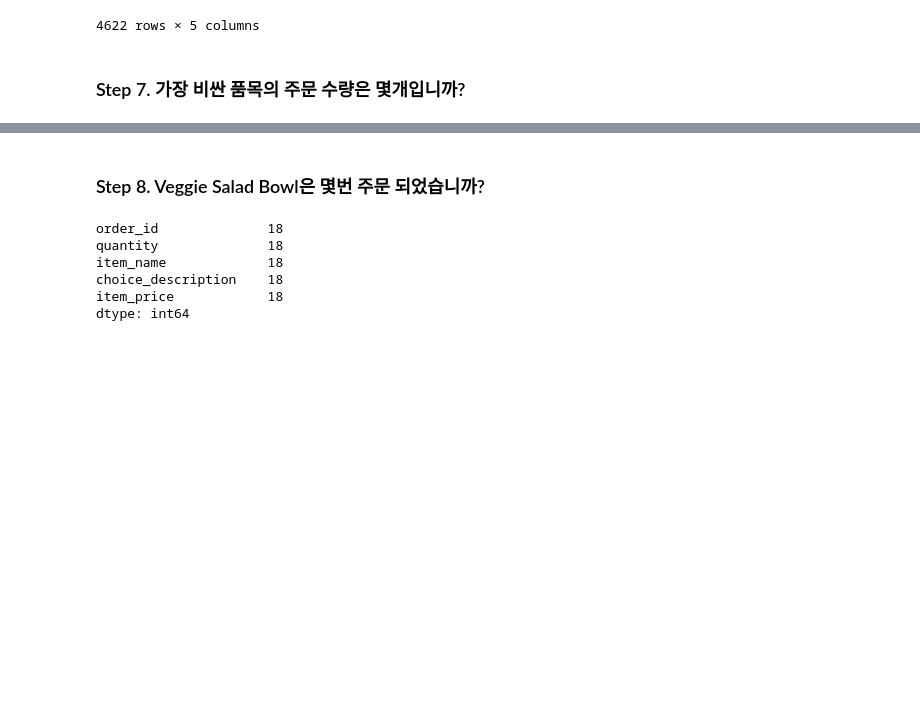
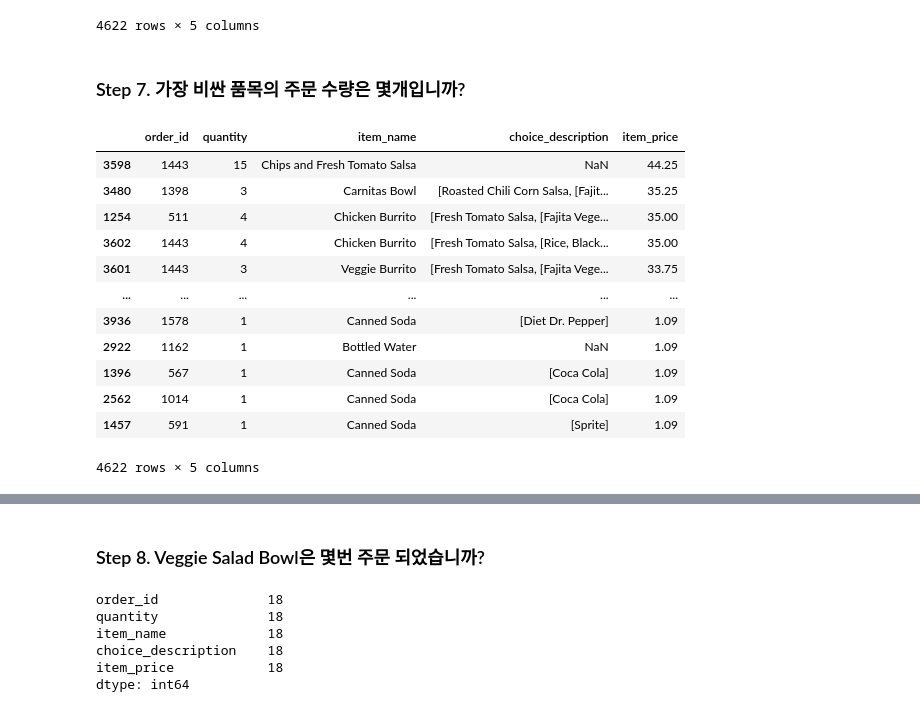
Before and after one commit to hartkim/python_practice, a Jupyter notebook: tuto-homework/02_Filtering_&_Sorting_Chipotle_Exercises.ipynb, the cells around one changed output, grey strips where cells are left out. Drawn from its saved outputs; the diff is of its cells as text; code cells hidden in the pictures; blank space fills up the shorter version.

```diff
--- a/tuto-homework/02_Filtering_&_Sorting_Chipotle_Exercises.ipynb
+++ b/tuto-homework/02_Filtering_&_Sorting_Chipotle_Exercises.ipynb
@@ -181,6 +234,22 @@ chipo.sort_values(by="item_name")
 ### Step 7. 가장 비싼 품목의 주문 수량은 몇개입니까?
 # %%
 very=chipo.sort_values(by="item_price",ascending=False)
+# %%
+very
+# %% [output]
+|  | order_id | quantity | item_name | choice_description | item_price |
+| 3598 | 1443 | 15 | Chips and Fresh Tomato Salsa | NaN | 44.25 |
+| 3480 | 1398 | 3 | Carnitas Bowl | [Roasted Chili Corn Salsa, [Fajit... | 35.25 |
+| 1254 | 511 | 4 | Chicken Burrito | [Fresh Tomato Salsa, [Fajita Vege... | 35.00 |
+| 3602 | 1443 | 4 | Chicken Burrito | [Fresh Tomato Salsa, [Rice, Black... | 35.00 |
+| 3601 | 1443 | 3 | Veggie Burrito | [Fresh Tomato Salsa, [Fajita Vege... | 33.75 |
+| ... | ... | ... | ... | ... | ... |
+| 3936 | 1578 | 1 | Canned Soda | [Diet Dr. Pepper] | 1.09 |
+| 2922 | 1162 | 1 | Bottled Water | NaN | 1.09 |
+| 1396 | 567 | 1 | Canned Soda | [Coca Cola] | 1.09 |
+| 2562 | 1014 | 1 | Canned Soda | [Coca Cola] | 1.09 |
+| 1457 | 591 | 1 | Canned Soda | [Sprite] | 1.09 |
+4622 rows × 5 columns
 # %%
 very.iloc[[0]]
 # %% [output]
```
Also changed, not shown: parts of 16 cells of this notebook, 3 other files.
